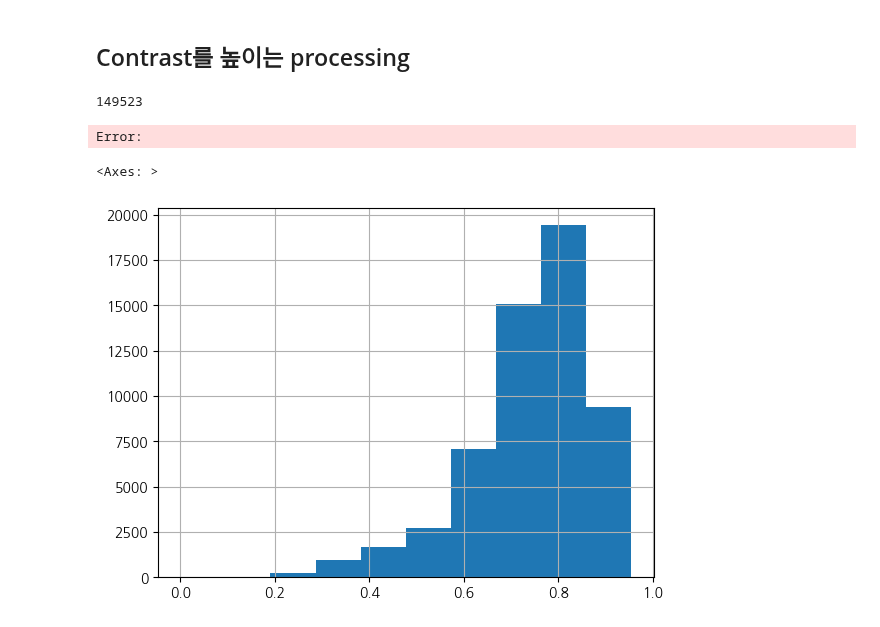
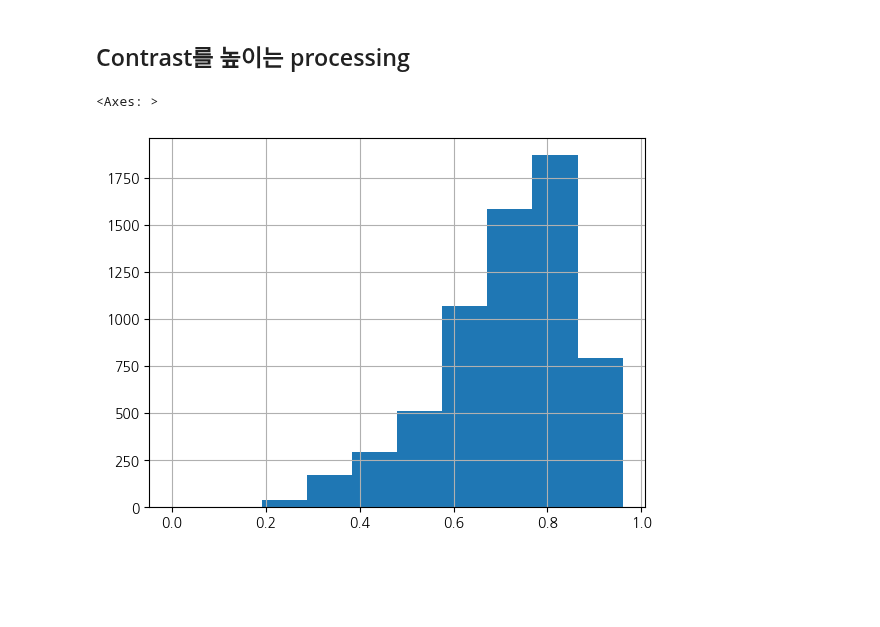
Before and after one commit to yuuhey/image_preprocessing, a Jupyter notebook: image_processing/sample_processing.ipynb, the cells around one changed output. Saved outputs shown, nothing was run; the diff lists cells and outputs as text; code cells hidden in the pictures; blank space fills up the shorter version.

```diff
--- a/image_processing/sample_processing.ipynb
+++ b/image_processing/sample_processing.ipynb
@@ -13,4 +25,4 @@ ModuleNotFoundError: No module named 'func'
 # %%
-bbox_df = pd.read_csv("../dataset/df_0129_added_bbox.csv")
+bbox_df = pd.read_csv("../dataset/df_0305_added_bbox.csv")
 bbox_df.columns
 # %% [output]
@@ -72,21 +100,9 @@ plt.show()
 # %% [markdown]
 ## Contrast를 높이는 processing
-# %%
-len(bbox_df)
-# %% [output]
-149523
-# %%
-# 'image_file' 이름별로 'score'를 평균내기
-result_df = bbox_df.groupby('image_file')[['score','Contrast','Correlation','Difference_Entropy','laplacian','blue','green','edge_intensity','saturation','centroid_l']].mean().reset_index()
-
-# 결과 출력
-print(result_df)
-# %% [output]
-Error:
 # %%
-result_df['score'].hist()
+bbox_df['score'].hist()
 # %% [output]
 <Axes: >
-[figure, old version]
+[figure, new version]
 # %%
 # 하위 10%의 threshold
```
Also changed, not shown: parts of 17 cells of this notebook, 5 other files.
